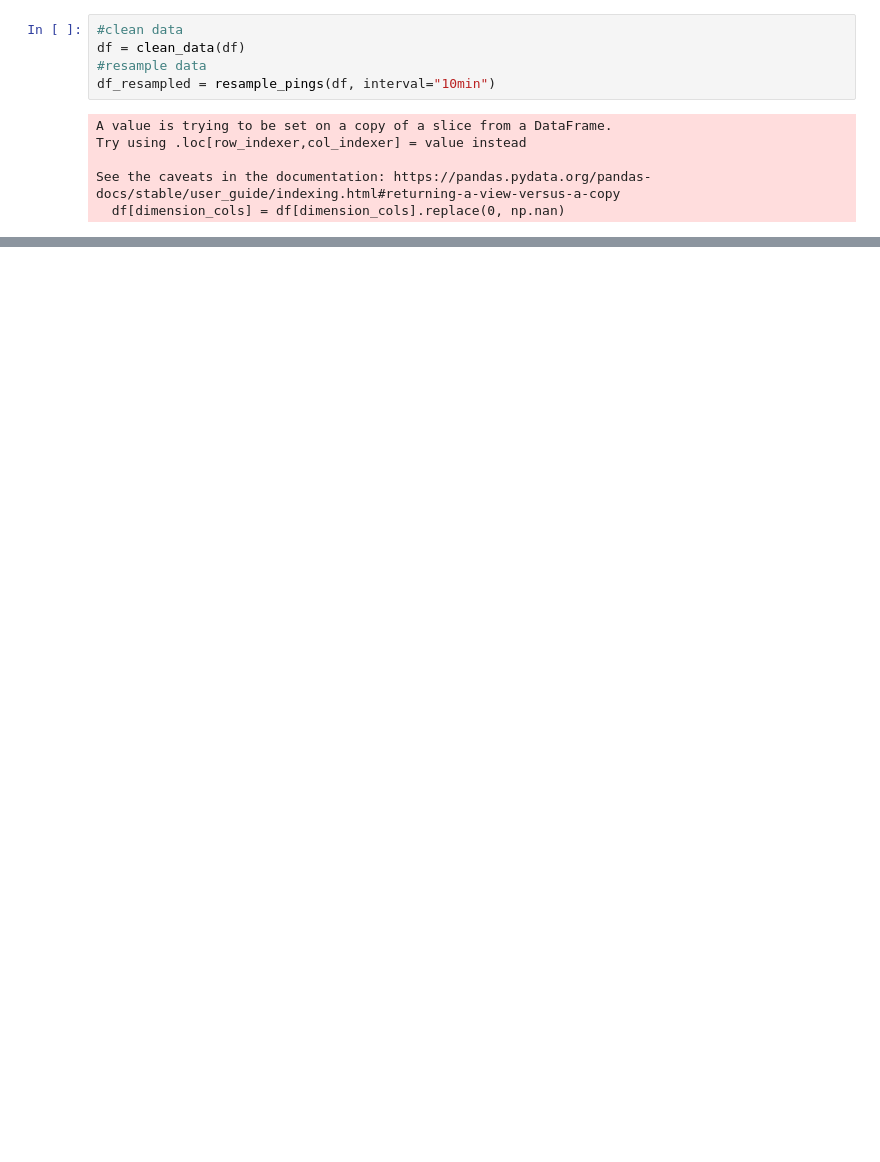
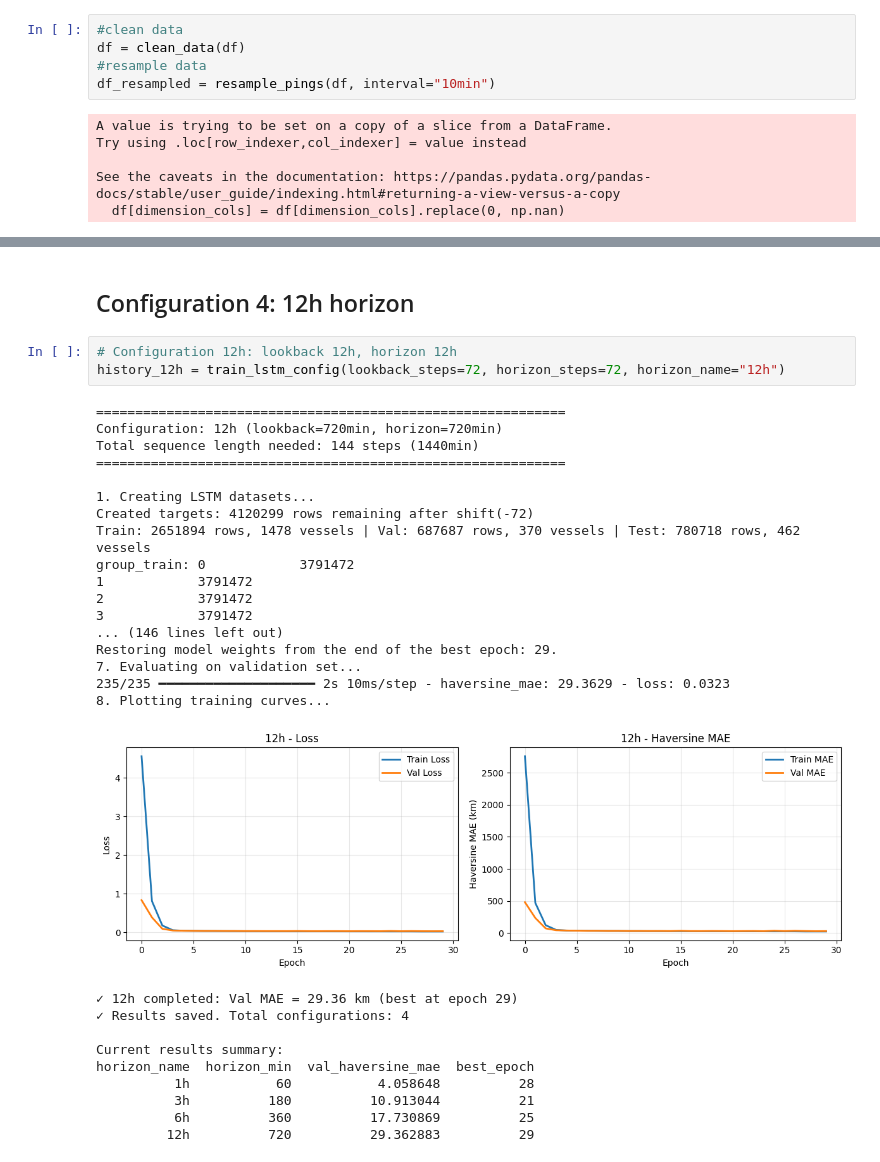
Before and after one commit to PabloRougerie/shanty-project, a Jupyter notebook: notebooks/8_LSTM.ipynb, the cells around one changed output, grey strips where cells are left out. Saved outputs shown, nothing was run; the diff lists cells and outputs as text; blank space fills up the shorter version.

```diff
--- a/notebooks/8_LSTM.ipynb
+++ b/notebooks/8_LSTM.ipynb
@@ -60,0 +435,33 @@ Creating sliding windows for 1356 vessels...
+# %% [markdown]
+## Configuration 4: 12h horizon
+# %%
+# Configuration 12h: lookback 12h, horizon 12h
+history_12h = train_lstm_config(lookback_steps=72, horizon_steps=72, horizon_name="12h")
+# %% [output]
+============================================================
+Configuration: 12h (lookback=720min, horizon=720min)
+Total sequence length needed: 144 steps (1440min)
+============================================================
+
+1. Creating LSTM datasets...
+Created targets: 4120299 rows remaining after shift(-72)
+Train: 2651894 rows, 1478 vessels | Val: 687687 rows, 370 vessels | Test: 780718 rows, 462 vessels
+group_train: 0            3791472
+1            3791472
+2            3791472
+3            3791472
+... (146 lines left out)
+Restoring model weights from the end of the best epoch: 29.
+7. Evaluating on validation set...
+235/235 ━━━━━━━━━━━━━━━━━━━━ 2s 10ms/step - haversine_mae: 29.3629 - loss: 0.0323
+8. Plotting training curves...
+[figure, added]
+✓ 12h completed: Val MAE = 29.36 km (best at epoch 29)
+✓ Results saved. Total configurations: 4
+
+Current results summary:
+horizon_name  horizon_min  val_haversine_mae  best_epoch
+          1h           60           4.058648          28
+          3h          180          10.913044          21
+          6h          360          17.730869          25
+         12h          720          29.362883          29
```
Also changed, not shown: parts of 23 cells of this notebook, 21 other files.
